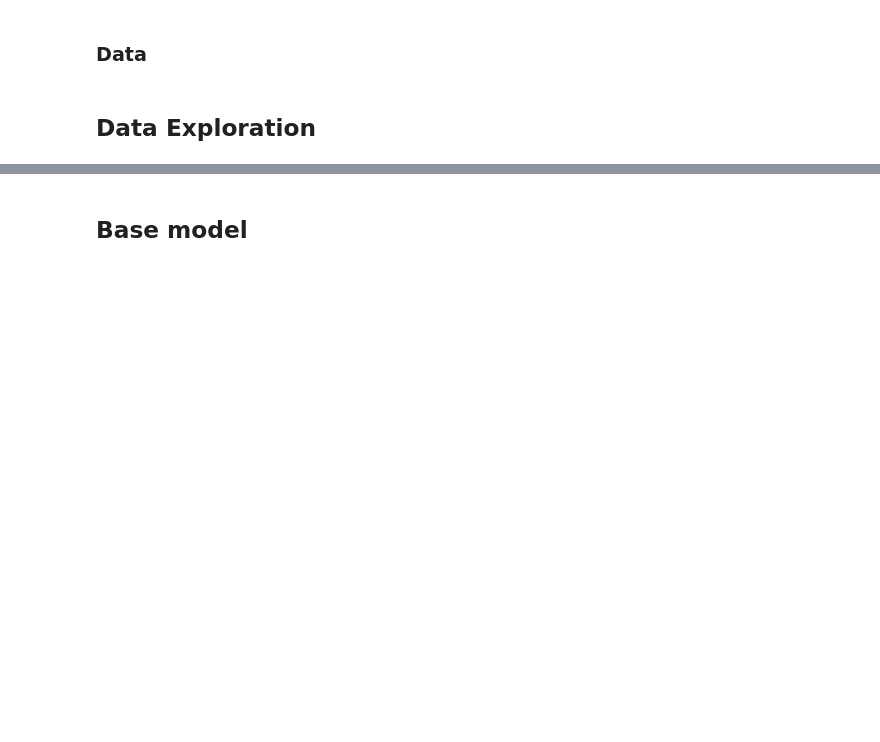
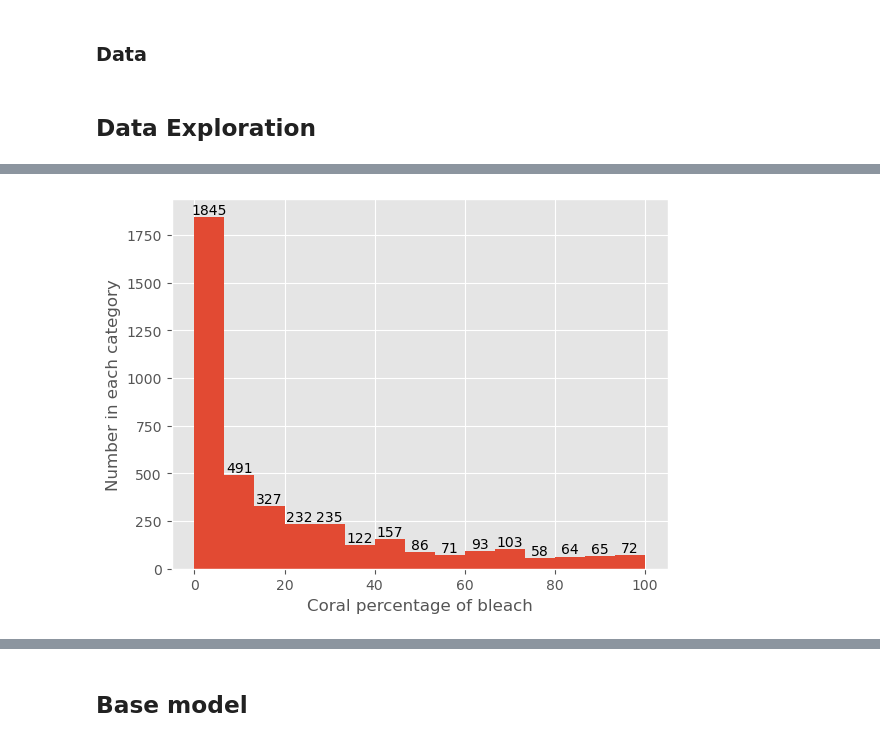
Before and after one commit to AlexisMichalowski/DC_Coral, a Jupyter notebook: coral_bleaching_starting_kit.ipynb, the cells around one changed output, grey strips where cells are left out. Drawn from its saved outputs; the diff is of its cells as text; code cells hidden in the pictures; blank space fills up the shorter version.

```diff
--- a/coral_bleaching_starting_kit.ipynb
+++ b/coral_bleaching_starting_kit.ipynb
@@ -85,0 +131,13 @@ from sklearn.metrics import mean_squared_error,mean_absolute_error, r2_score
+# %%
+plt.style.use('ggplot')
+# Normal vesrion
+#plt.hist(data.Percent_Bleached, bins=15, density=True)
+
+# With exact value
+counts, edges, bars = plt.hist(train_df.Percent_Bleached, bins=15)
+plt.bar_label(bars)
+
+plt.xlabel('Coral percentage of bleach')
+plt.ylabel('Number in each category');
+# %% [output]
+[figure, added]
```
Also changed, not shown: parts of 13 cells of this notebook.
